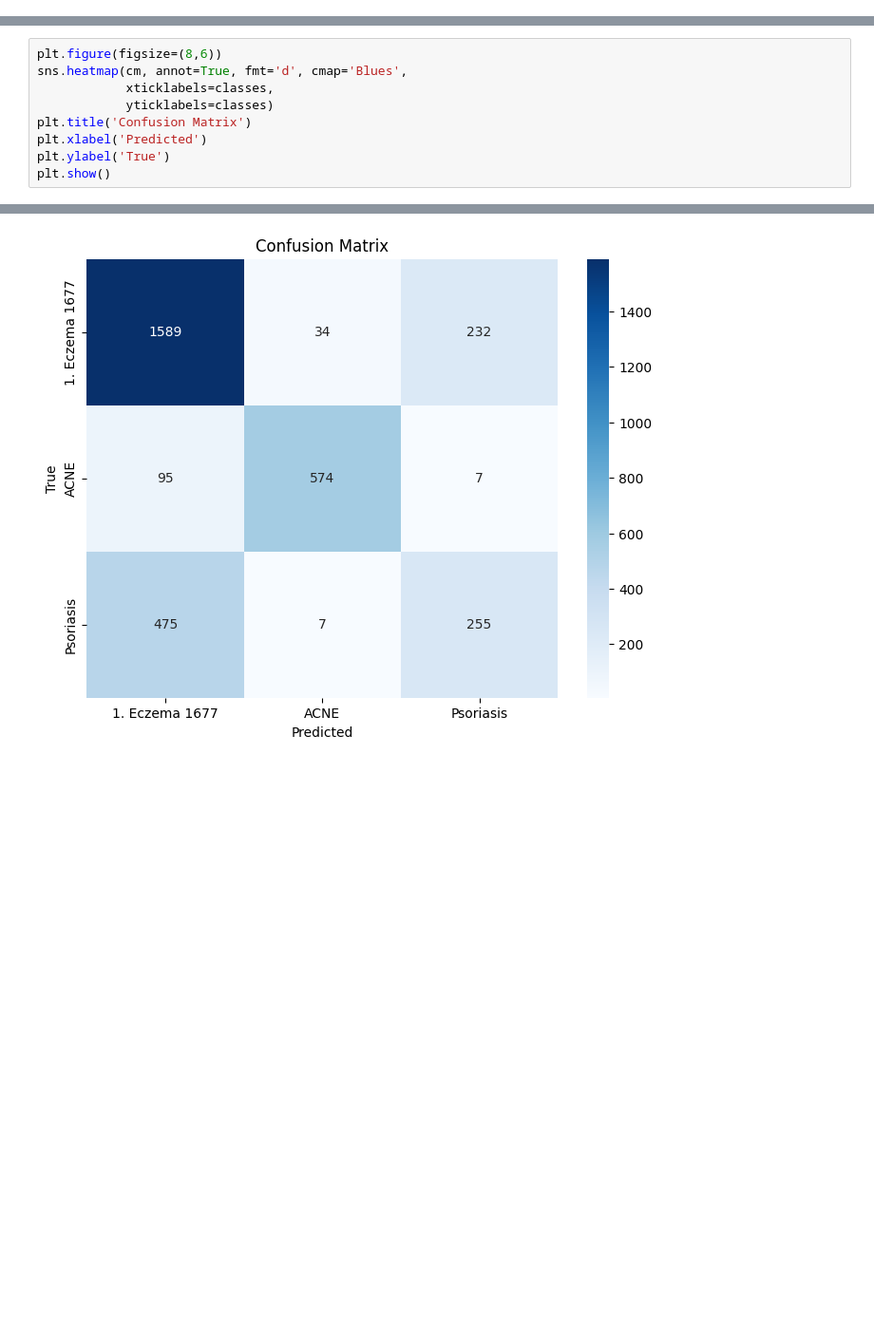
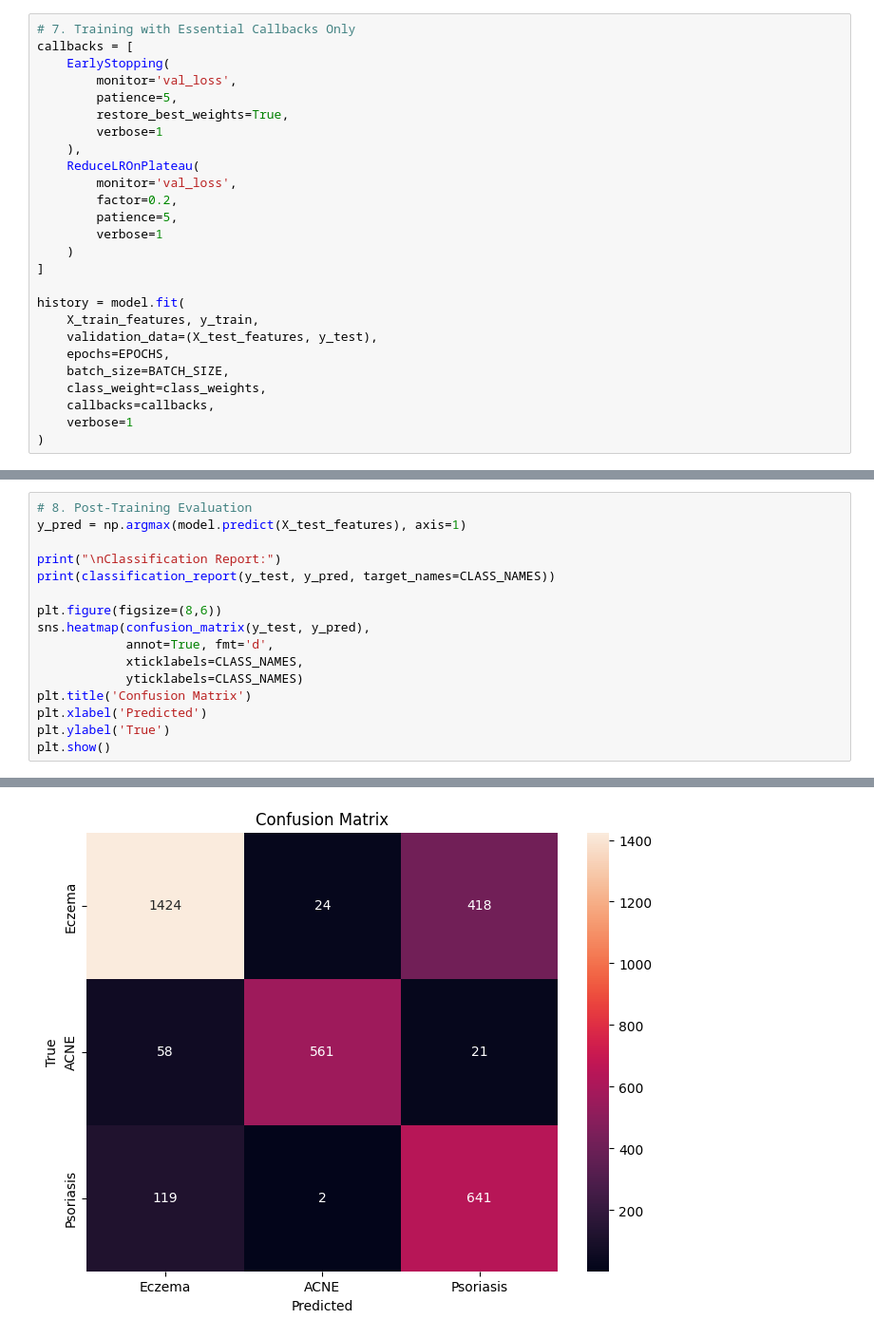
Before and after one commit to ahmadali883/FYP_Skin_Diseases_classification_Model_Training, a Jupyter notebook: vgg19-skin-diseses-detections.ipynb, the cells around one changed output, grey strips where cells are left out. Shown: that part at 95% size. Saved outputs shown, nothing was run; the diff lists cells and outputs as text; blank space fills up the shorter version.

Commit message:
Kaggle Notebook | VGG19-skin-diseses-detections | data_Balanced_model_Acc_82%

```diff
--- a/vgg19-skin-diseses-detections.ipynb
+++ b/vgg19-skin-diseses-detections.ipynb
@@ -197,0 +180,26 @@ cm = confusion_matrix(y_test, y_pred)
+# %%
+# 7. Training with Essential Callbacks Only
+callbacks = [
+    EarlyStopping(
+        monitor='val_loss',
+        patience=5,
+        restore_best_weights=True,
+        verbose=1
+    ),
+    ReduceLROnPlateau(
+        monitor='val_loss',
+        factor=0.2,
+        patience=5,
+        verbose=1
+    )
+]
+
+history = model.fit(
+    X_train_features, y_train,
+    validation_data=(X_test_features, y_test),
+    epochs=EPOCHS,
+    batch_size=BATCH_SIZE,
+    class_weight=class_weights,
+    callbacks=callbacks,
+    verbose=1
+)
@@ -198,8 +224,15 @@ cm = confusion_matrix(y_test, y_pred)
 # %%
+# 8. Post-Training Evaluation
+y_pred = np.argmax(model.predict(X_test_features), axis=1)
+
+print("\nClassification Report:")
+print(classification_report(y_test, y_pred, target_names=CLASS_NAMES))
+
 plt.figure(figsize=(8,6))
-sns.heatmap(cm, annot=True, fmt='d', cmap='Blues',
-            xticklabels=classes,
-            yticklabels=classes)
+sns.heatmap(confusion_matrix(y_test, y_pred),
+            annot=True, fmt='d',
+            xticklabels=CLASS_NAMES,
+            yticklabels=CLASS_NAMES)
 plt.title('Confusion Matrix')
 plt.xlabel('Predicted')
 plt.ylabel('True')
@@ -208 +253 @@ plt.show()
-[figure, old version]
+[figure, new version]
```
Also changed, not shown: parts of 21 cells of this notebook.
